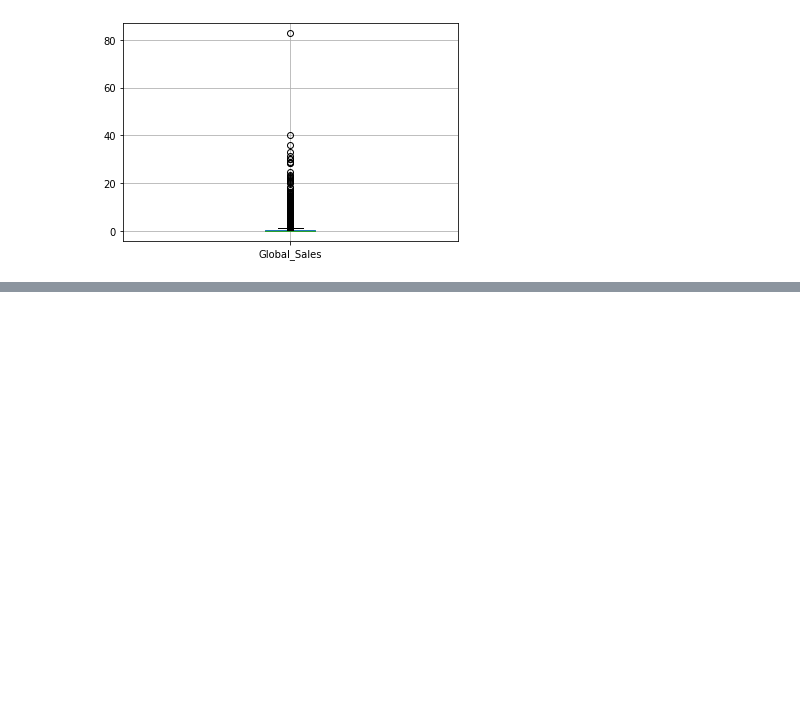
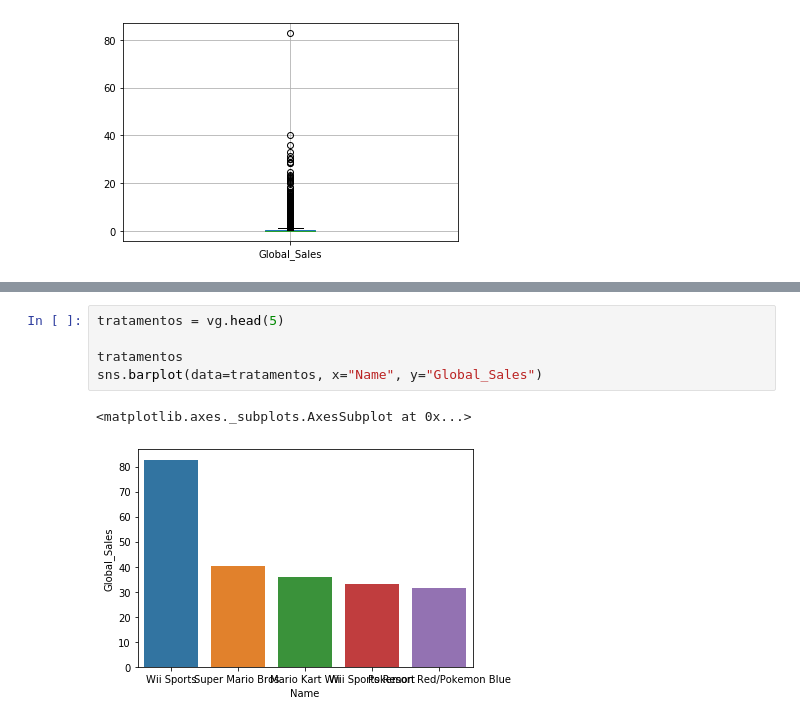
Before and after one commit to gregorylira/Analyze-the-videogame-sales-database, a Jupyter notebook: ProjetoICD.ipynb, the cells around one changed output, grey strips where cells are left out. Saved outputs shown, nothing was run; the diff lists cells and outputs as text; blank space fills up the shorter version.

```diff
--- a/ProjetoICD.ipynb
+++ b/ProjetoICD.ipynb
@@ -192,0 +214,8 @@ boxplot para  Global_Sales
+# %%
+tratamentos = vg.head(5)
+
+tratamentos
+sns.barplot(data=tratamentos, x="Name", y="Global_Sales")
+# %% [output]
+<matplotlib.axes._subplots.AxesSubplot at 0x...>
+[figure, added]
```
Also changed, not shown: parts of 8 cells of this notebook.
